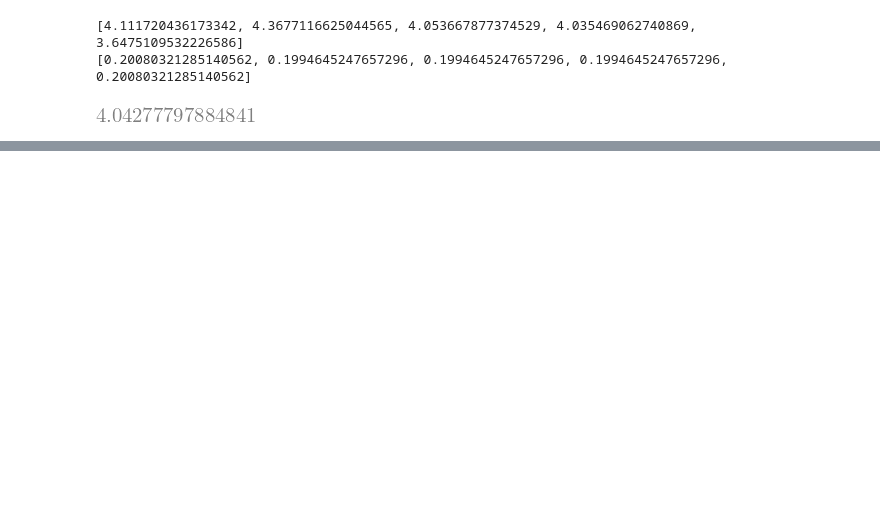
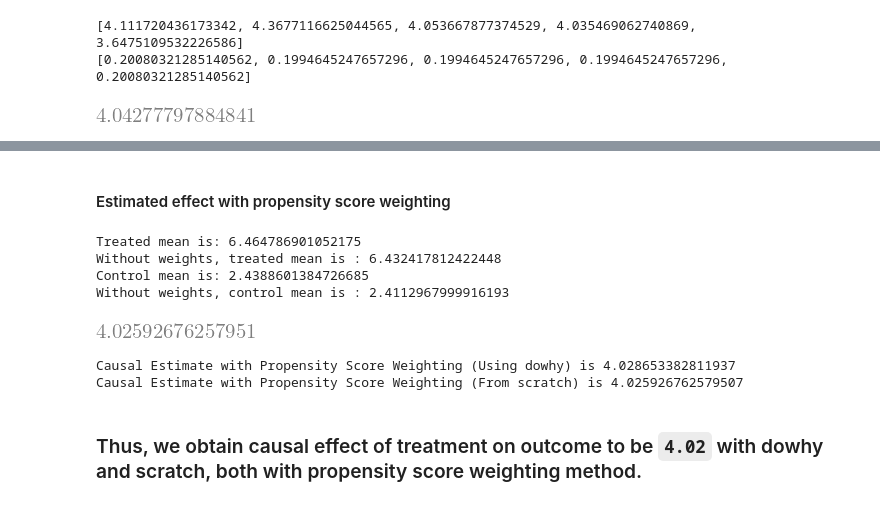
Before and after one commit to S-acharya57/Learning-Causal-Inference, a Jupyter notebook: matching/PS-Stratification_and_Weighting.ipynb, the cells around one changed output, grey strips where cells are left out. Drawn from its saved outputs; the diff is of its cells as text; code cells hidden in the pictures; blank space fills up the shorter version.

```diff
--- a/matching/PS-Stratification_and_Weighting.ipynb
+++ b/matching/PS-Stratification_and_Weighting.ipynb
@@ -141,0 +306,25 @@ effect_stratification
+# %% [markdown]
+#### Estimated effect with propensity score weighting
+# %%
+estimated_effect_ps_weighting = estimator2.weighting_estimate(data)
+estimated_effect_ps_weighting
+# %% [output]
+Treated mean is: 6.464786901052175
+Without weights, treated mean is : 6.432417812422448
+Control mean is: 2.4388601384726685
+Without weights, control mean is : 2.4112967999916193
+[figure, added]
+# %%
+identified_estimand = model.identify_effect(proceed_when_unidentifiable=True, method_name="maximal-adjustment")
+
+estimate_weighting = model.estimate_effect(identified_estimand,
+        method_name="backdoor.propensity_score_weighting"
+)
+
+print("Causal Estimate with Propensity Score Weighting (Using dowhy) is " + str(estimate_weighting.value))
+print("Causal Estimate with Propensity Score Weighting (From scratch) is " + str(estimated_effect_ps_weighting))
+# %% [output]
+Causal Estimate with Propensity Score Weighting (Using dowhy) is 4.028653382811937
+Causal Estimate with Propensity Score Weighting (From scratch) is 4.025926762579507
+# %% [markdown]
+### Thus, we obtain causal effect of treatment on outcome to be `4.02` with dowhy and scratch, both with propensity score weighting method.
```
Also changed, not shown: parts of 17 cells of this notebook.
